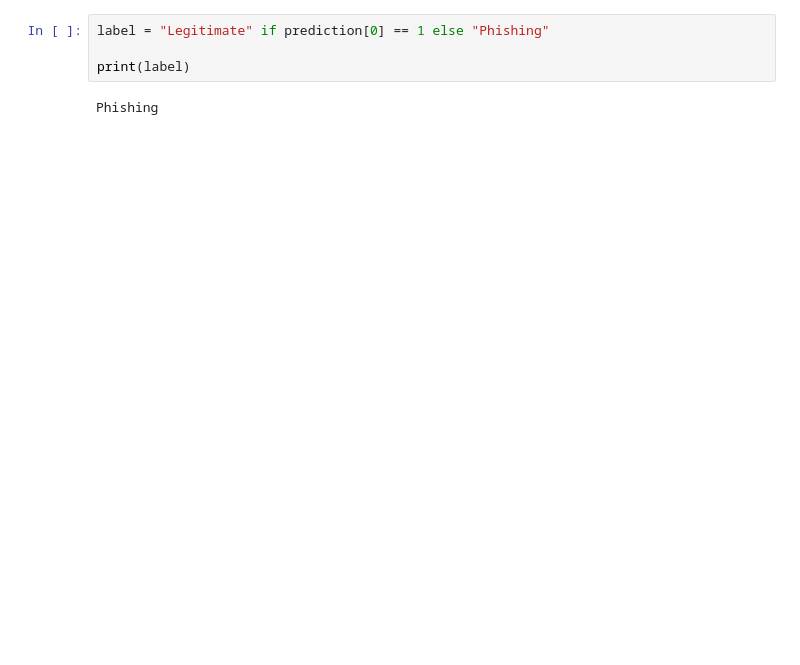
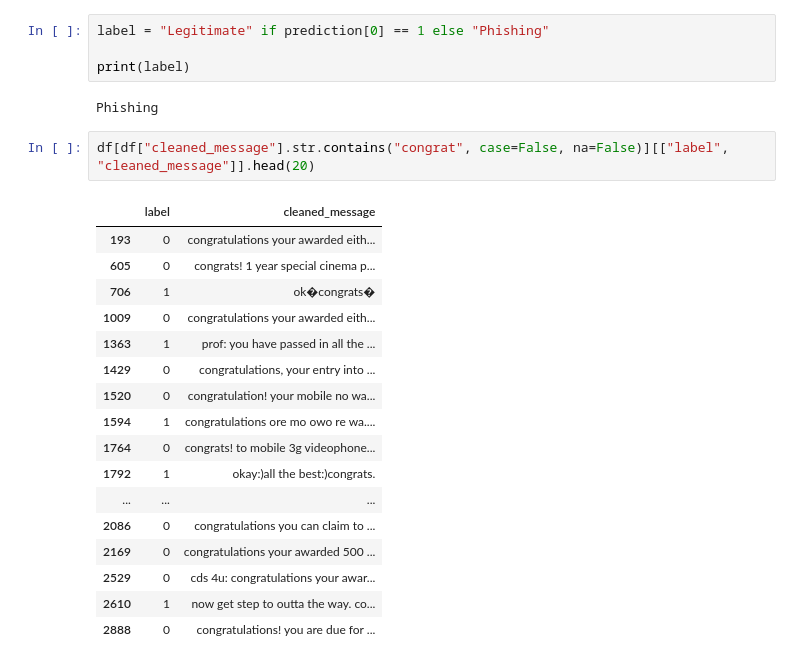
Before and after one commit to BinitaPandey12/phishing-detection-ml-system, a Jupyter notebook: notebooks/phishing_msg_preparation.ipynb, the cells around one changed output. Saved outputs shown, nothing was run; the diff lists cells and outputs as text; blank space fills up the shorter version.

```diff
--- a/notebooks/phishing_msg_preparation.ipynb
+++ b/notebooks/phishing_msg_preparation.ipynb
@@ -968,3 +1027,23 @@ label = "Legitimate" if prediction[0] == 1 else "Phishing"
 print(label)
 # %% [output]
 Phishing
+# %%
+df[df["cleaned_message"].str.contains("congrat", case=False, na=False)][["label", "cleaned_message"]].head(20)
+# %% [output]
+|  | label | cleaned_message |
+| 193 | 0 | congratulations your awarded eith... |
+| 605 | 0 | congrats! 1 year special cinema p... |
+| 706 | 1 | ok�congrats� |
+| 1009 | 0 | congratulations your awarded eith... |
+| 1363 | 1 | prof: you have passed in all the ... |
+| 1429 | 0 | congratulations, your entry into ... |
+| 1520 | 0 | congratulation! your mobile no wa... |
+| 1594 | 1 | congratulations ore mo owo re wa.... |
+| 1764 | 0 | congrats! to mobile 3g videophone... |
+| 1792 | 1 | okay:)all the best:)congrats. |
+| ... | ... | ... |
+| 2086 | 0 | congratulations you can claim to ... |
+| 2169 | 0 | congratulations your awarded 500 ... |
+| 2529 | 0 | cds 4u: congratulations your awar... |
+| 2610 | 1 | now get step to outta the way. co... |
+| 2888 | 0 | congratulations! you are due for ... |
```
Also changed, not shown: parts of 32 cells of this notebook, 13 other files.
